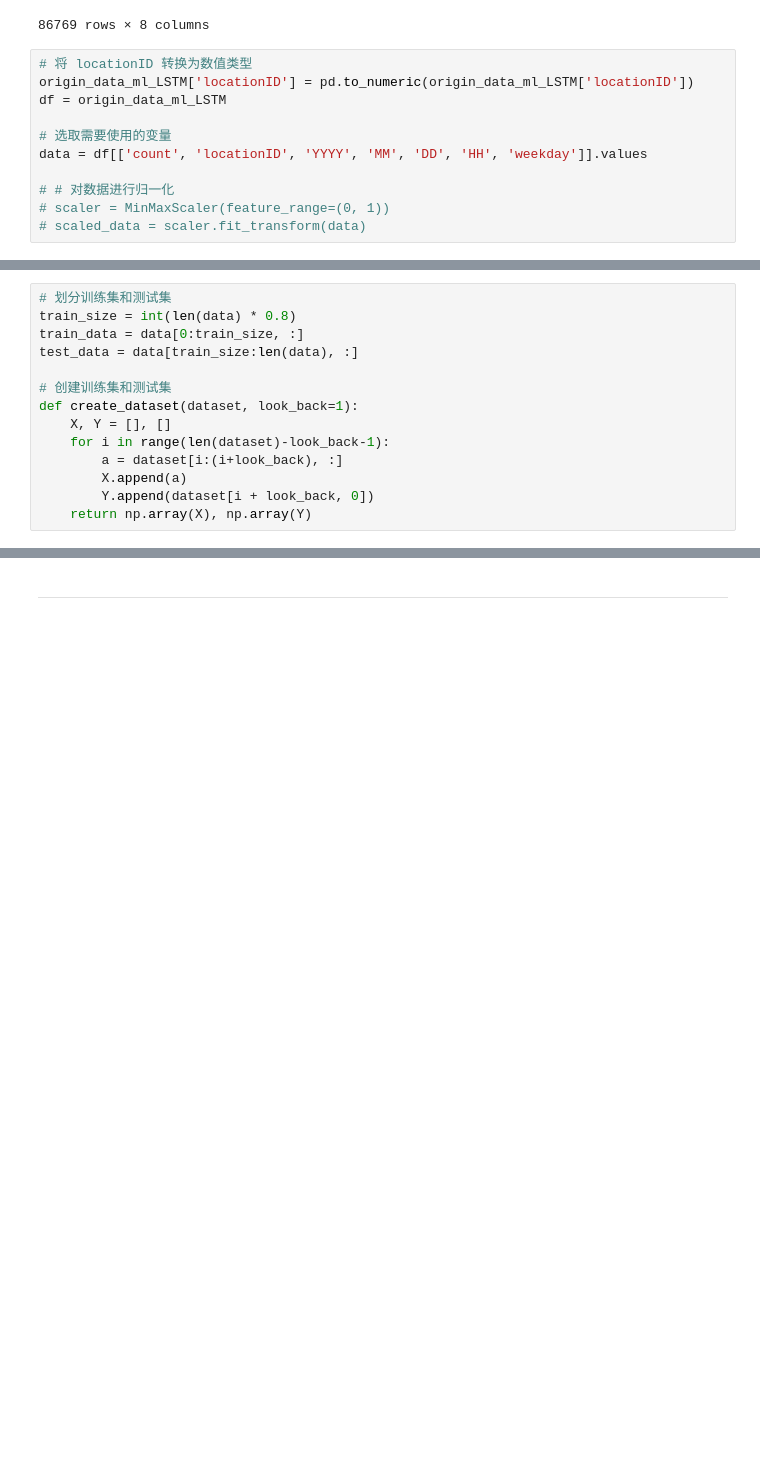
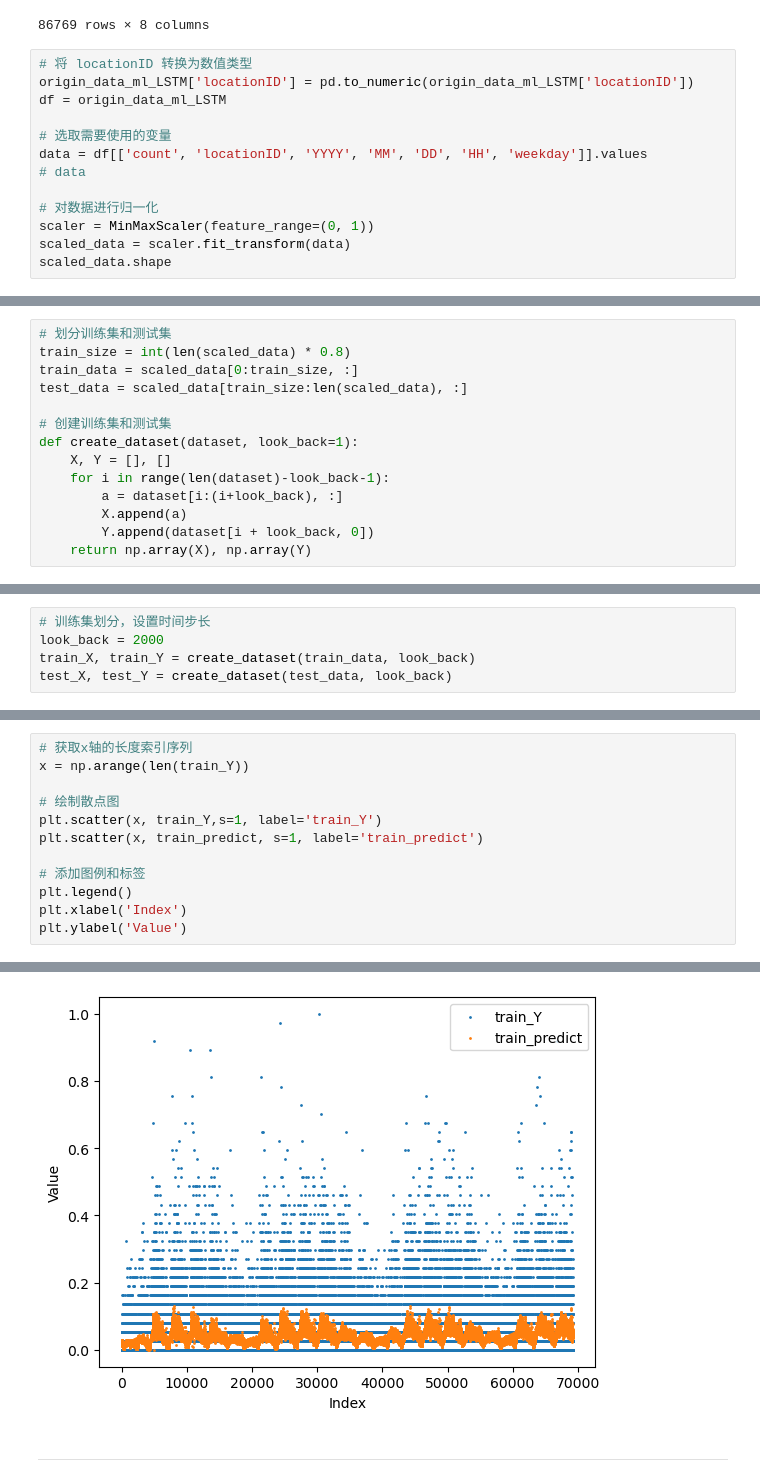
Before and after one commit to X-Fan-Jack/Taxis-prediction-in-NYC, a Jupyter notebook: cw_casa06.ipynb, the cells around one changed output, grey strips where cells are left out. Drawn from its saved outputs; the diff is of its cells as text; blank space fills up the shorter version.

```diff
--- a/cw_casa06.ipynb
+++ b/cw_casa06.ipynb
@@ -722,10 +723,12 @@ df = origin_data_ml_LSTM
 
 # 选取需要使用的变量
 data = df[['count', 'locationID', 'YYYY', 'MM', 'DD', 'HH', 'weekday']].values
+# data
 
-# # 对数据进行归一化
-# scaler = MinMaxScaler(feature_range=(0, 1))
-# scaled_data = scaler.fit_transform(data)
+# 对数据进行归一化
+scaler = MinMaxScaler(feature_range=(0, 1))
+scaled_data = scaler.fit_transform(data)
+scaled_data.shape
 # %% [output]
 A value is trying to be set on a copy of a slice from a DataFrame.
 Try using .loc[row_indexer,col_indexer] = value instead
@@ -735,8 +739,8 @@ See the caveats in the documentation: https://pandas.pydata.org/pandas-docs/stab
 # %%
 # 划分训练集和测试集
-train_size = int(len(data) * 0.8)
-train_data = data[0:train_size, :]
-test_data = data[train_size:len(data), :]
+train_size = int(len(scaled_data) * 0.8)
+train_data = scaled_data[0:train_size, :]
+test_data = scaled_data[train_size:len(scaled_data), :]
 
 # 创建训练集和测试集
 def create_dataset(dataset, look_back=1):
@@ -765 +753,6 @@ test_Y.shape
+# %%
+# 训练集划分，设置时间步长
+look_back = 2000
+train_X, train_Y = create_dataset(train_data, look_back)
+test_X, test_Y = create_dataset(test_data, look_back)
 # %%
@@ -817,0 +793,13 @@ Test Score: 1.74 RMSE
+# %%
+# 获取x轴的长度索引序列
+x = np.arange(len(train_Y))
+
+# 绘制散点图
+plt.scatter(x, train_Y,s=1, label='train_Y')
+plt.scatter(x, train_predict, s=1, label='train_predict')
+
+# 添加图例和标签
+plt.legend()
+plt.xlabel('Index')
+plt.ylabel('Value')
+# %% [output]
@@ -818,3 +807,4 @@ Test Score: 1.74 RMSE
+[figure, added]
 # %% [markdown]
 <hr>
 # %% [markdown]
```
Also changed, not shown: parts of 10 cells of this notebook.
